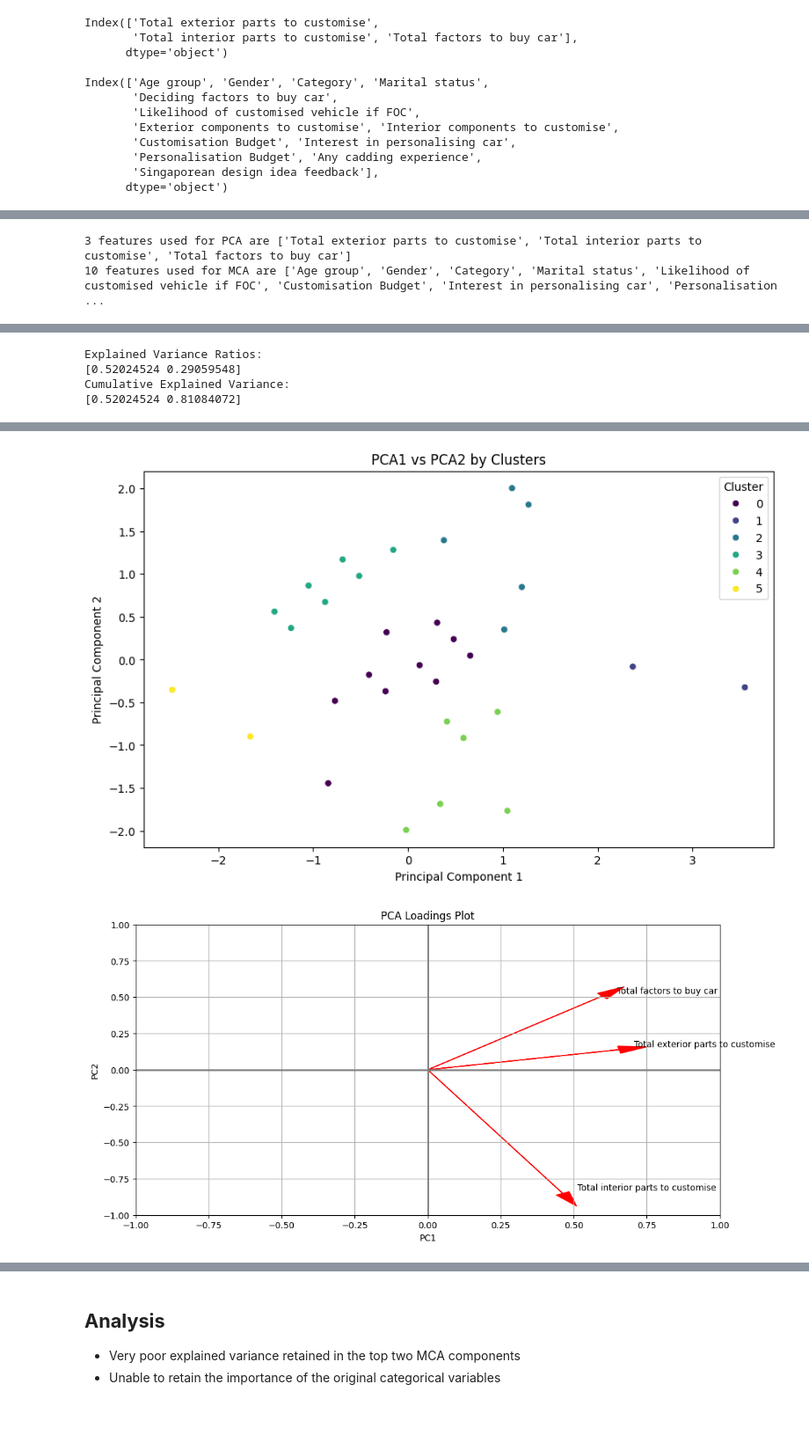
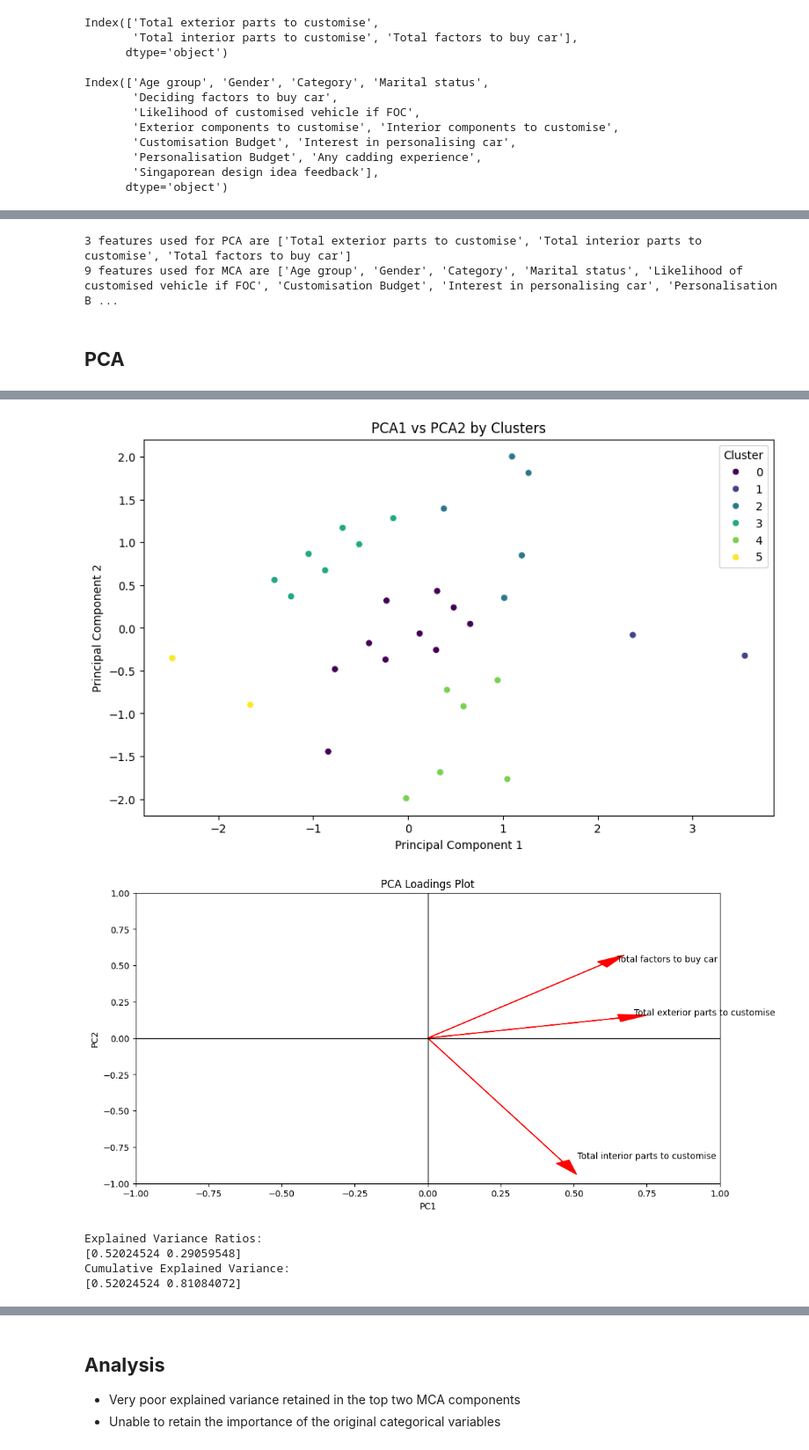
Before and after one commit to Rzi98/MA4829-AY23-24-S2, a Jupyter notebook: src/pca.ipynb, the cells around one changed output, grey strips where cells are left out. Shown: that part at 88% size. Drawn from its saved outputs; the diff is of its cells as text; code cells hidden in the pictures; blank space fills up the shorter version.

```diff
--- a/src/pca.ipynb
+++ b/src/pca.ipynb
@@ -17,7 +17,7 @@ filterwarnings('ignore')
 
 df = pd.read_csv('../data/cleaned_data.csv')
 
-df.drop(columns=['Respondent ID', 'Customisation Budget Ordinal', 'Personalisation Budget Ordinal'], inplace=True)
+df.drop(columns=['Respondent ID'], inplace=True)
 df['Total exterior parts to customise'] = df.apply(lambda row: len(row['Exterior components to customise'].split(';')), axis=1)
 df['Total interior parts to customise'] = df.apply(lambda row: len(row['Interior components to customise'].split(';')), axis=1)
 df['Total factors to buy car'] = df.apply(lambda row: len(row['Deciding factors to buy car'].split(';')), axis=1)
@@ -47,7 +47,8 @@ Index(['Age group', 'Gender', 'Category', 'Marital status',
       dtype='object')
 # %%
 df[catcols] = df[catcols].astype('category')
-df.drop(columns=['Exterior components to customise', 'Interior components to customise', 'Deciding factors to buy car'], inplace=True)
+# df.drop(columns=['Exterior components to customise', 'Interior components to customise', 'Deciding factors to buy car'], inplace=True)
+df.drop(columns=['Deciding factors to buy car', 'Exterior components to customise', 'Singaporean design idea feedback', 'Interior components to customise'], inplace=True)
 
 df.info()
 # %% [output]
@@ -95,15 +94,19 @@ pca_cols = df.select_dtypes(['number']).columns
 print(len(pca_cols), 'features used for PCA are', pca_cols.tolist())
 
 mca_cols = df.select_dtypes(['category']).columns
+# mca_cols = mca_cols.drop()
 print(len(mca_cols), 'features used for MCA are', mca_cols.tolist())
 # %% [output]
 3 features used for PCA are ['Total exterior parts to customise', 'Total interior parts to customise', 'Total factors to buy car']
-10 features used for MCA are ['Age group', 'Gender', 'Category', 'Marital status', 'Likelihood of customised vehicle if FOC', 'Customisation Budget', 'Interest in personalising car', 'Personalisation  ...
+9 features used for MCA are ['Age group', 'Gender', 'Category', 'Marital status', 'Likelihood of customised vehicle if FOC', 'Customisation Budget', 'Interest in personalising car', 'Personalisation B ...
+# %% [markdown]
+## **PCA** ##
 # %%
 from sklearn.decomposition import PCA
 from sklearn.preprocessing import StandardScaler
 import matplotlib.pyplot as plt
 import seaborn as sns
+import numpy as np
 from sklearn.cluster import KMeans
 
 scaler = StandardScaler()
@@ -131,11 +134,7 @@ plt.show()
 kmeans = KMeans(n_clusters=6, random_state=42)
 df['cluster_label'] = kmeans.fit_predict(pca_result[:, :2])
 
-# Print explained variance ratios
-print("Explained Variance Ratios:")
-print(pca.explained_variance_ratio_)
-print("Cumulative Explained Variance:")
-print(pca.explained_variance_ratio_.cumsum())
+
 
 # Plot Cumulative Explained Variance
 plt.figure(figsize=(10, 6))
@@ -146,38 +145,44 @@ plt.ylabel('Cumulative Explained Variance')
 plt.show()
 
 # Plot PCA1 vs PCA2
 plt.figure(figsize=(10, 6))
 sns.scatterplot(x=pca_result[:, 0], y=pca_result[:, 1], hue=df['cluster_label'], palette='viridis')
 plt.title('PCA1 vs PCA2 by Clusters')
 plt.xlabel('Principal Component 1')
 plt.ylabel('Principal Component 2')
 plt.legend(title='Cluster')
 plt.show()
 
 loadings = pca.components_.T
 loading_matrix = pd.DataFrame(loadings, columns=['PC1', 'PC2'], index=df[pca_cols].columns)
 
 fig, ax = plt.subplots(figsize=(12, 6))
 for i, v in enumerate(loading_matrix.values):
     ax.arrow(0, 0, v[0], v[1],
              head_width=0.05, head_length=0.1, linestyle='-', color='red')
     ax.text(v[0] + 0.05, v[1] + 0.02, loading_matrix.index[i], color='black')
 
 plt.xlabel('PC1')
 plt.ylabel('PC2')
-plt.grid()
+# plt.grid()
 plt.xlim(-1, 1)
 plt.ylim(-1, 1)
-plt.axhline(0, color='grey', lw=2)
-plt.axvline(0, color='grey', lw=2)
+plt.axhline(0, color='black', lw=1)
+plt.axvline(0, color='black', lw=1)
 plt.title('PCA Loadings Plot')
 plt.show()
+
+# Print explained variance ratios
+print("Explained Variance Ratios:")
+print(pca.explained_variance_ratio_)
+print("Cumulative Explained Variance:")
+print(pca.explained_variance_ratio_.cumsum())
 # %% [output]
 [figure]
-Explained Variance Ratios:
-[0.52024524 0.29059548]
-Cumulative Explained Variance:
-[0.52024524 0.81084072]
 [figure]
 [figure]
-[figure, old version]
+[figure, new version]
+Explained Variance Ratios:
+[0.52024524 0.29059548]
+Cumulative Explained Variance:
+[0.52024524 0.81084072]
```
Also changed, not shown: parts of 15 cells of this notebook, 5 other files.
